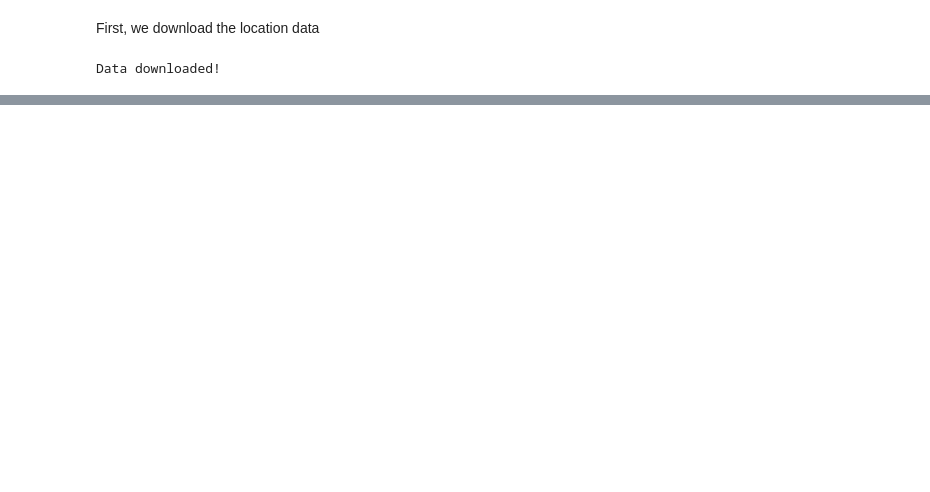
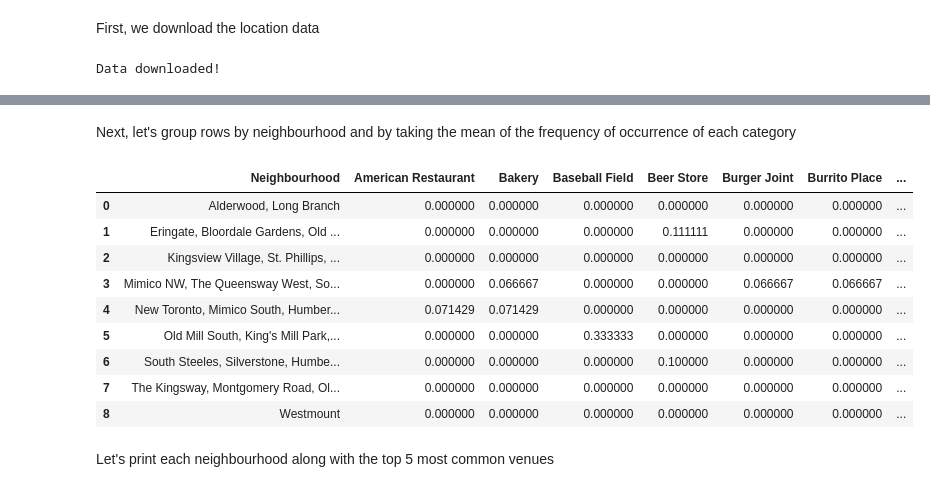
Before and after one commit to Techneb/Coursera_Capstone, a Jupyter notebook: Assignment 9 - Segmenting and Clustering Neighborhouds in Toronto.ipynb, the cells around one changed output, grey strips where cells are left out. Drawn from its saved outputs; the diff is of its cells as text; code cells hidden in the pictures; blank space fills up the shorter version.

```diff
--- a/Assignment 9 - Segmenting and Clustering Neighborhouds in Toronto.ipynb
+++ b/Assignment 9 - Segmenting and Clustering Neighborhouds in Toronto.ipynb
@@ -262,0 +259,3 @@ clean_df.shape
+# %%
+etobicoke_data = cdf[cdf['Borough'] == 'Etobicoke'].reset_index(drop=True)
+etobicoke_data.head()
@@ -262,0 +273,4 @@ clean_df.shape
+# %%
+CLIENT_ID = 'IWR4ZOL3UDN2WMELH1EE3RXF02PLJD5KF3ZZZRTND4XS2W4U'
+CLIENT_SECRET = 'CKPX1DL4B0GKUK2SJ4PPIK525FIM5EF5J2YWAJG0WPE3VQRM'
+VERSION = '20200327'
@@ -262,0 +371,12 @@ clean_df.shape
+# %%
+# one hot encoding
+etobicoke_onehot = pd.get_dummies(etobicoke_venues[['Venue Category']], prefix="", prefix_sep="")
+
+# add neighbourhood column back to dataframe
+etobicoke_onehot['Neighbourhood'] = etobicoke_venues['Neighbourhood']
+
+# move neighbourhood column to the first column
+fixed_columns = [etobicoke_onehot.columns[-1]] + list(etobicoke_onehot.columns[:-1])
+etobicoke_onehot = etobicoke_onehot[fixed_columns]
+
+etobicoke_onehot.head()
@@ -262,0 +390,18 @@ clean_df.shape
+# %% [markdown]
+Next, let's group rows by neighbourhood and by taking the mean of the frequency of occurrence of each category
+# %%
+etobicoke_grouped = etobicoke_onehot.groupby('Neighbourhood').mean().reset_index()
+etobicoke_grouped
+# %% [output]
+|  | Neighbourhood | American Restaurant | Bakery | Baseball Field | Beer Store | Burger Joint | Burrito Place | ... |
+| 0 | Alderwood, Long Branch | 0.000000 | 0.000000 | 0.000000 | 0.000000 | 0.000000 | 0.000000 | ... |
+| 1 | Eringate, Bloordale Gardens, Old ... | 0.000000 | 0.000000 | 0.000000 | 0.111111 | 0.000000 | 0.000000 | ... |
+| 2 | Kingsview Village, St. Phillips, ... | 0.000000 | 0.000000 | 0.000000 | 0.000000 | 0.000000 | 0.000000 | ... |
+| 3 | Mimico NW, The Queensway West, So... | 0.000000 | 0.066667 | 0.000000 | 0.000000 | 0.066667 | 0.066667 | ... |
+| 4 | New Toronto, Mimico South, Humber... | 0.071429 | 0.071429 | 0.000000 | 0.000000 | 0.000000 | 0.000000 | ... |
+| 5 | Old Mill South, King's Mill Park,... | 0.000000 | 0.000000 | 0.333333 | 0.000000 | 0.000000 | 0.000000 | ... |
+| 6 | South Steeles, Silverstone, Humbe... | 0.000000 | 0.000000 | 0.000000 | 0.100000 | 0.000000 | 0.000000 | ... |
+| 7 | The Kingsway, Montgomery Road, Ol... | 0.000000 | 0.000000 | 0.000000 | 0.000000 | 0.000000 | 0.000000 | ... |
+| 8 | Westmount | 0.000000 | 0.000000 | 0.000000 | 0.000000 | 0.000000 | 0.000000 | ... |
+# %% [markdown]
+Let's print each neighbourhood along with the top 5 most common venues
```
Also changed, not shown: parts of 53 cells of this notebook.
